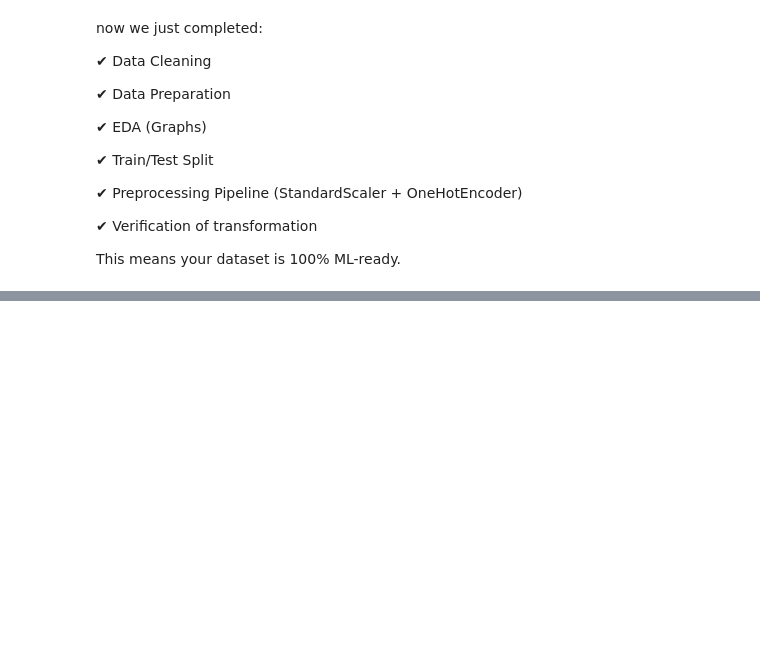
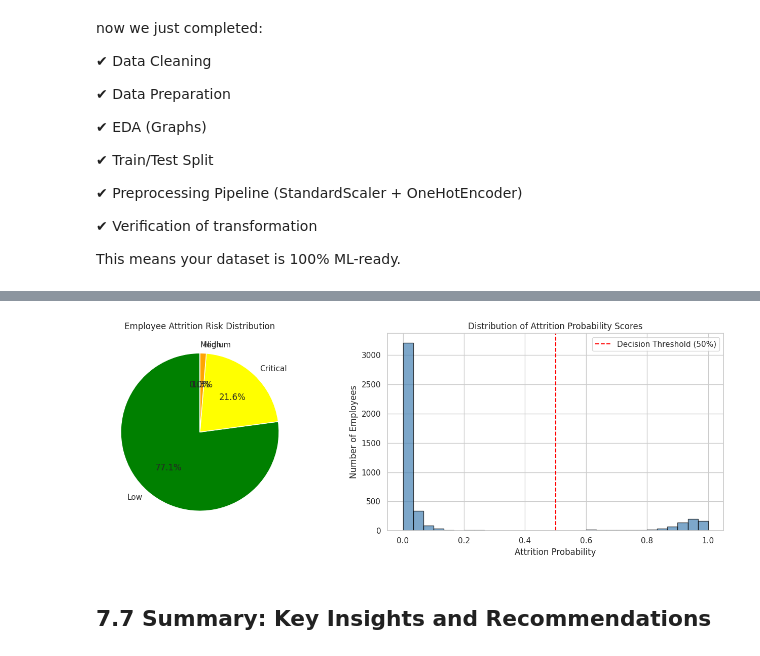
Before and after one commit to yanou16/ai_model, a Jupyter notebook: data_cleaning.ipynb, the cells around one changed output, grey strips where cells are left out. Saved outputs shown, nothing was run; the diff lists cells and outputs as text; code cells hidden in the pictures; blank space fills up the shorter version.

```diff
--- a/data_cleaning.ipynb
+++ b/data_cleaning.ipynb
@@ -429,0 +879,25 @@ now we just completed:
+# %%
+# Visualize risk distribution
+fig, axes = plt.subplots(1, 2, figsize=(14, 5))
+
+# Risk level pie chart
+risk_counts = risk_df['Risk_Level'].value_counts()
+colors = ['green', 'yellow', 'orange', 'red']
+axes[0].pie(risk_counts.values, labels=risk_counts.index, autopct='%1.1f%%',
+            colors=colors, startangle=90)
+axes[0].set_title('Employee Attrition Risk Distribution')
+
+# Probability histogram
+axes[1].hist(attrition_proba, bins=30, color='steelblue', edgecolor='black', alpha=0.7)
+axes[1].axvline(x=0.5, color='red', linestyle='--', label='Decision Threshold (50%)')
+axes[1].set_xlabel('Attrition Probability')
+axes[1].set_ylabel('Number of Employees')
+axes[1].set_title('Distribution of Attrition Probability Scores')
+axes[1].legend()
+
+plt.tight_layout()
+plt.show()
+# %% [output]
+[figure, added]
+# %% [markdown]
+## 7.7 Summary: Key Insights and Recommendations
```
Also changed, not shown: parts of 21 cells of this notebook, 3 other files.
